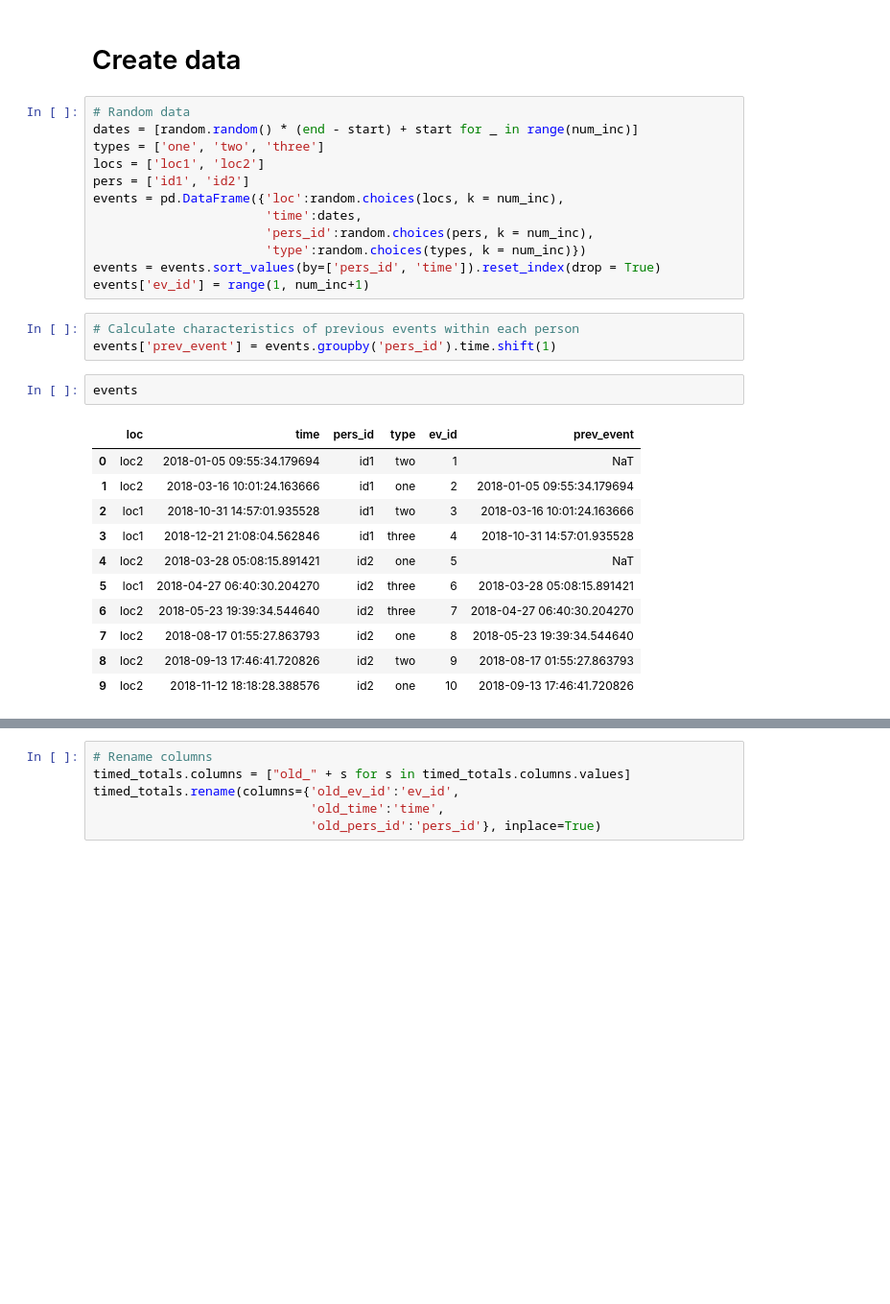
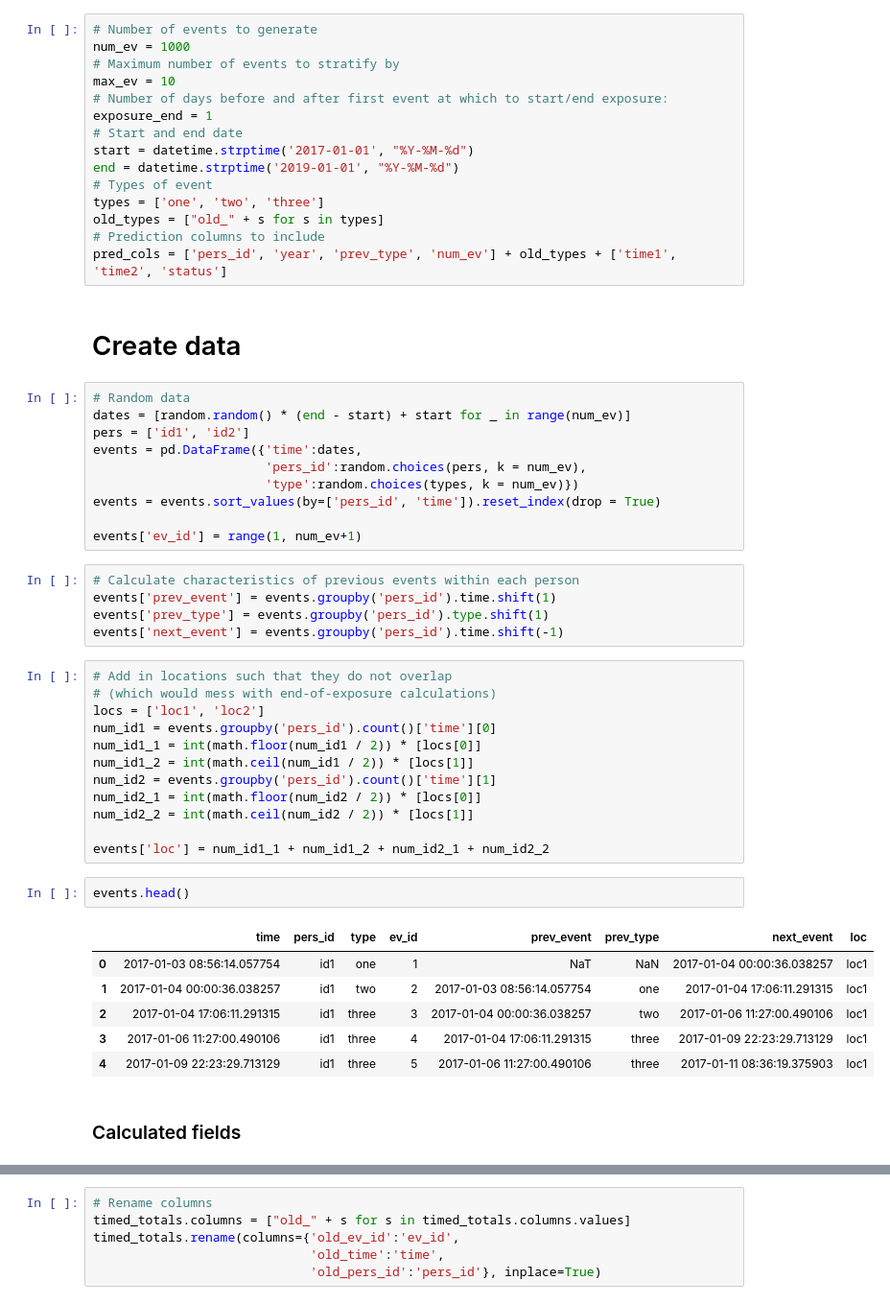
Before and after one commit to MHWauben/surv_models, a Jupyter notebook: surv_model.ipynb, the cells around one changed output, grey strips where cells are left out. Shown at 96% size. Saved outputs shown, nothing was run; the diff lists cells and outputs as text; blank space fills up the shorter version.

```diff
--- a/surv_model.ipynb
+++ b/surv_model.ipynb
@@ -17,32 +22,56 @@ end = datetime.strptime('2019-01-01', "%Y-%M-%d")
+# %%
+# Number of events to generate
+num_ev = 1000
+# Maximum number of events to stratify by
+max_ev = 10
+# Number of days before and after first event at which to start/end exposure:
+exposure_end = 1
+# Start and end date
+start = datetime.strptime('2017-01-01', "%Y-%M-%d")
+end = datetime.strptime('2019-01-01', "%Y-%M-%d")
+# Types of event
+types = ['one', 'two', 'three']
+old_types = ["old_" + s for s in types]
+# Prediction columns to include
+pred_cols = ['pers_id', 'year', 'prev_type', 'num_ev'] + old_types + ['time1', 'time2', 'status']
 # %% [markdown]
 # Create data
 # %%
 # Random data
-dates = [random.random() * (end - start) + start for _ in range(num_inc)]
-types = ['one', 'two', 'three']
-locs = ['loc1', 'loc2']
+dates = [random.random() * (end - start) + start for _ in range(num_ev)]
 pers = ['id1', 'id2']
-events = pd.DataFrame({'loc':random.choices(locs, k = num_inc),
-                       'time':dates,
-                       'pers_id':random.choices(pers, k = num_inc),
-                       'type':random.choices(types, k = num_inc)})
+events = pd.DataFrame({'time':dates,
+                       'pers_id':random.choices(pers, k = num_ev),
+                       'type':random.choices(types, k = num_ev)})
 events = events.sort_values(by=['pers_id', 'time']).reset_index(drop = True)
-events['ev_id'] = range(1, num_inc+1)
+
+events['ev_id'] = range(1, num_ev+1)
 # %%
 # Calculate characteristics of previous events within each person
 events['prev_event'] = events.groupby('pers_id').time.shift(1)
+events['prev_type'] = events.groupby('pers_id').type.shift(1)
+events['next_event'] = events.groupby('pers_id').time.shift(-1)
+# %%
+# Add in locations such that they do not overlap
+# (which would mess with end-of-exposure calculations)
+locs = ['loc1', 'loc2']
+num_id1 = events.groupby('pers_id').count()['time'][0]
+num_id1_1 = int(math.floor(num_id1 / 2)) * [locs[0]]
+num_id1_2 = int(math.ceil(num_id1 / 2)) * [locs[1]]
+num_id2 = events.groupby('pers_id').count()['time'][1]
+num_id2_1 = int(math.floor(num_id2 / 2)) * [locs[0]]
+num_id2_2 = int(math.ceil(num_id2 / 2)) * [locs[1]]
+
+events['loc'] = num_id1_1 + num_id1_2 + num_id2_1 + num_id2_2
 # %%
-events
+events.head()
 # %% [output]
-|  | loc | time | pers_id | type | ev_id | prev_event |
-| 0 | loc2 | 2018-01-05 09:55:34.179694 | id1 | two | 1 | NaT |
-| 1 | loc2 | 2018-03-16 10:01:24.163666 | id1 | one | 2 | 2018-01-05 09:55:34.179694 |
-| 2 | loc1 | 2018-10-31 14:57:01.935528 | id1 | two | 3 | 2018-03-16 10:01:24.163666 |
-| 3 | loc1 | 2018-12-21 21:08:04.562846 | id1 | three | 4 | 2018-10-31 14:57:01.935528 |
-| 4 | loc2 | 2018-03-28 05:08:15.891421 | id2 | one | 5 | NaT |
-| 5 | loc1 | 2018-04-27 06:40:30.204270 | id2 | three | 6 | 2018-03-28 05:08:15.891421 |
-| 6 | loc2 | 2018-05-23 19:39:34.544640 | id2 | three | 7 | 2018-04-27 06:40:30.204270 |
-| 7 | loc2 | 2018-08-17 01:55:27.863793 | id2 | one | 8 | 2018-05-23 19:39:34.544640 |
-| 8 | loc2 | 2018-09-13 17:46:41.720826 | id2 | two | 9 | 2018-08-17 01:55:27.863793 |
-| 9 | loc2 | 2018-11-12 18:18:28.388576 | id2 | one | 10 | 2018-09-13 17:46:41.720826 |
+|  | time | pers_id | type | ev_id | prev_event | prev_type | next_event | loc |
+| 0 | 2017-01-03 08:56:14.057754 | id1 | one | 1 | NaT | NaN | 2017-01-04 00:00:36.038257 | loc1 |
+| 1 | 2017-01-04 00:00:36.038257 | id1 | two | 2 | 2017-01-03 08:56:14.057754 | one | 2017-01-04 17:06:11.291315 | loc1 |
+| 2 | 2017-01-04 17:06:11.291315 | id1 | three | 3 | 2017-01-04 00:00:36.038257 | two | 2017-01-06 11:27:00.490106 | loc1 |
+| 3 | 2017-01-06 11:27:00.490106 | id1 | three | 4 | 2017-01-04 17:06:11.291315 | three | 2017-01-09 22:23:29.713129 | loc1 |
+| 4 | 2017-01-09 22:23:29.713129 | id1 | three | 5 | 2017-01-06 11:27:00.490106 | three | 2017-01-11 08:36:19.375903 | loc1 |
+# %% [markdown]
+### Calculated fields
 # %%
```
Also changed, not shown: parts of 43 cells of this notebook.
